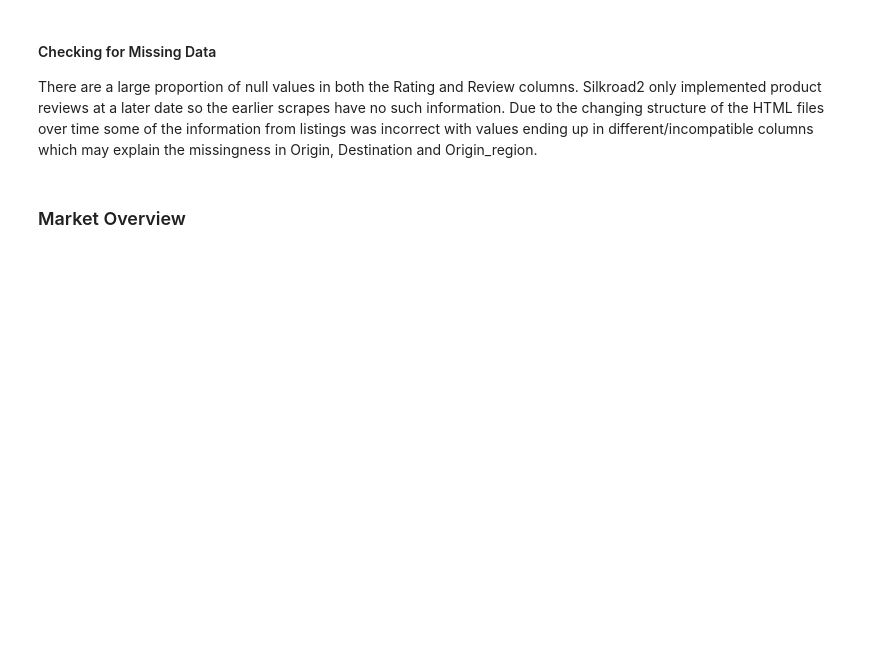
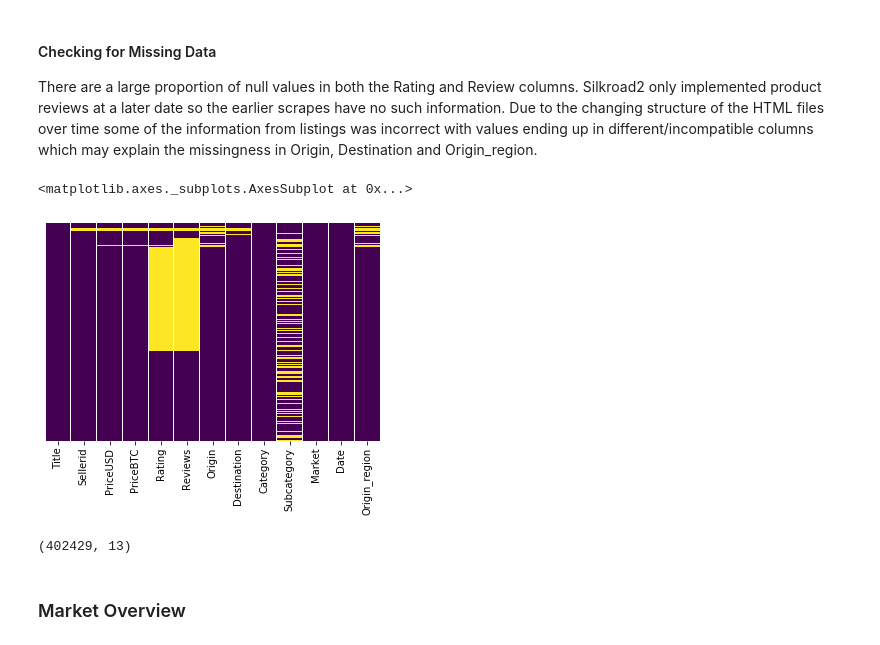
Before and after one commit to danielpetterson/darkwebmarkets, a Jupyter notebook: darknet_1.ipynb, the cells around one changed output. Saved outputs shown, nothing was run; the diff lists cells and outputs as text; code cells hidden in the pictures; blank space fills up the shorter version.

```diff
--- a/darknet_1.ipynb
+++ b/darknet_1.ipynb
@@ -451,17 +450,22 @@ dfclean = dfdnm.drop_duplicates(subset=['Title','Date', 'Market'], keep='last')
 #### Checking for Missing Data
 There are a large proportion of null values in both the Rating and Review columns. Silkroad2 only implemented product reviews at a later date so the earlier scrapes have no such information. Due to the changing structure of the HTML files over time some of the information from listings was incorrect with values ending up in different/incompatible columns which may explain the missingness in Origin, Destination and Origin_region.
 # %%
-# Convert NA Reviews to zero
-dfdnm['Reviews'].fillna(0, inplace=True)
-
 # Generate heat map of missing values
 sns.heatmap(dfclean.isnull(),
            yticklabels=False,
            cbar=False,
            cmap='viridis')
+# %% [output]
+<matplotlib.axes._subplots.AxesSubplot at 0x...>
+[figure, added]
 # %%
-dfclean
-dfclean.to_excel(r'D:\Darkweb Data\dnmarchives\masterdarknet.xlsx', index = False)
+# Check df dimensions
+print(dfclean.shape)
+
+# Update master file
+#dfclean.to_excel(r'D:\Darkweb Data\dnmarchives\masterdarknet.xlsx', index = False)
+# %% [output]
+(402429, 13)
 # %% [markdown]
 ### Market Overview
 # %%
```
Also changed, not shown: parts of 15 cells of this notebook.
